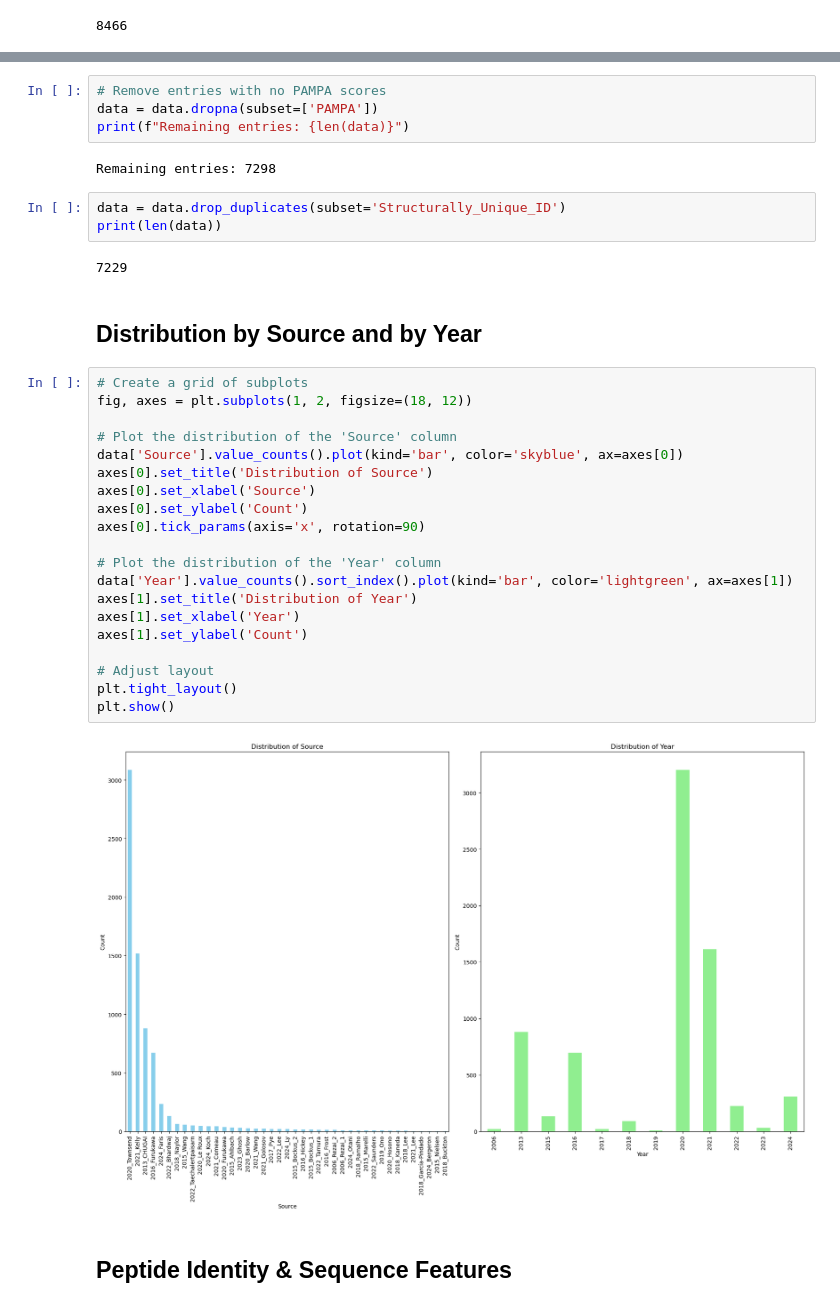
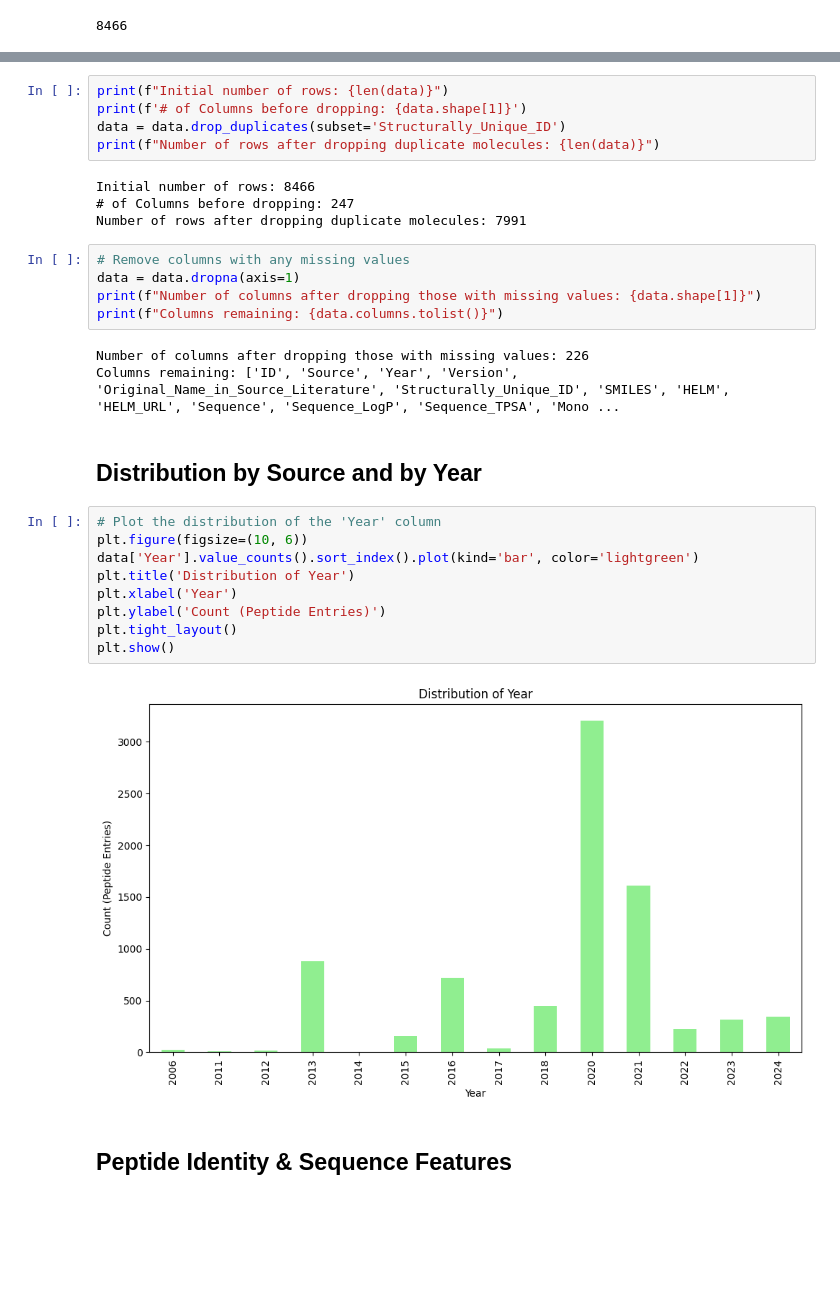
Before and after one commit to MauJunSensei/bsc-thesis, a Jupyter notebook: Proteomics/CycPeptMPDB/notebooks/exploration.ipynb, the cells around one changed output, grey strips where cells are left out. Saved outputs shown, nothing was run; the diff lists cells and outputs as text; blank space fills up the shorter version.

```diff
--- a/Proteomics/CycPeptMPDB/notebooks/exploration.ipynb
+++ b/Proteomics/CycPeptMPDB/notebooks/exploration.ipynb
@@ -26,38 +12,33 @@ print(len(data))
-# %%
-# Remove entries with no PAMPA scores
-data = data.dropna(subset=['PAMPA'])
-print(f"Remaining entries: {len(data)}")
-# %% [output]
-Remaining entries: 7298
-# %%
-data = data.drop_duplicates(subset='Structurally_Unique_ID')
-print(len(data))
-# %% [output]
-7229
+# %%
+print(f"Initial number of rows: {len(data)}")
+print(f'# of Columns before dropping: {data.shape[1]}')
+data = data.drop_duplicates(subset='Structurally_Unique_ID')
+print(f"Number of rows after dropping duplicate molecules: {len(data)}")
+# %% [output]
+Initial number of rows: 8466
+# of Columns before dropping: 247
+Number of rows after dropping duplicate molecules: 7991
+# %%
+# Remove columns with any missing values
+data = data.dropna(axis=1)
+print(f"Number of columns after dropping those with missing values: {data.shape[1]}")
+print(f"Columns remaining: {data.columns.tolist()}")
+# %% [output]
+Number of columns after dropping those with missing values: 226
+Columns remaining: ['ID', 'Source', 'Year', 'Version', 'Original_Name_in_Source_Literature', 'Structurally_Unique_ID', 'SMILES', 'HELM', 'HELM_URL', 'Sequence', 'Sequence_LogP', 'Sequence_TPSA', 'Mono ...
 # %% [markdown]
 ## Distribution by Source and by Year
 # %%
-# Create a grid of subplots
-fig, axes = plt.subplots(1, 2, figsize=(18, 12))
-
-# Plot the distribution of the 'Source' column
-data['Source'].value_counts().plot(kind='bar', color='skyblue', ax=axes[0])
-axes[0].set_title('Distribution of Source')
-axes[0].set_xlabel('Source')
-axes[0].set_ylabel('Count')
-axes[0].tick_params(axis='x', rotation=90)
-
 # Plot the distribution of the 'Year' column
-data['Year'].value_counts().sort_index().plot(kind='bar', color='lightgreen', ax=axes[1])
-axes[1].set_title('Distribution of Year')
-axes[1].set_xlabel('Year')
-axes[1].set_ylabel('Count')
-
-# Adjust layout
+plt.figure(figsize=(10, 6))
+data['Year'].value_counts().sort_index().plot(kind='bar', color='lightgreen')
+plt.title('Distribution of Year')
+plt.xlabel('Year')
+plt.ylabel('Count (Peptide Entries)')
 plt.tight_layout()
 plt.show()
 # %% [output]
-[figure, old version]
+[figure, new version]
 # %% [markdown]
 ## Peptide Identity & Sequence Features
 # %%
```
Also changed, not shown: parts of 7 cells of this notebook, 3 other files.
